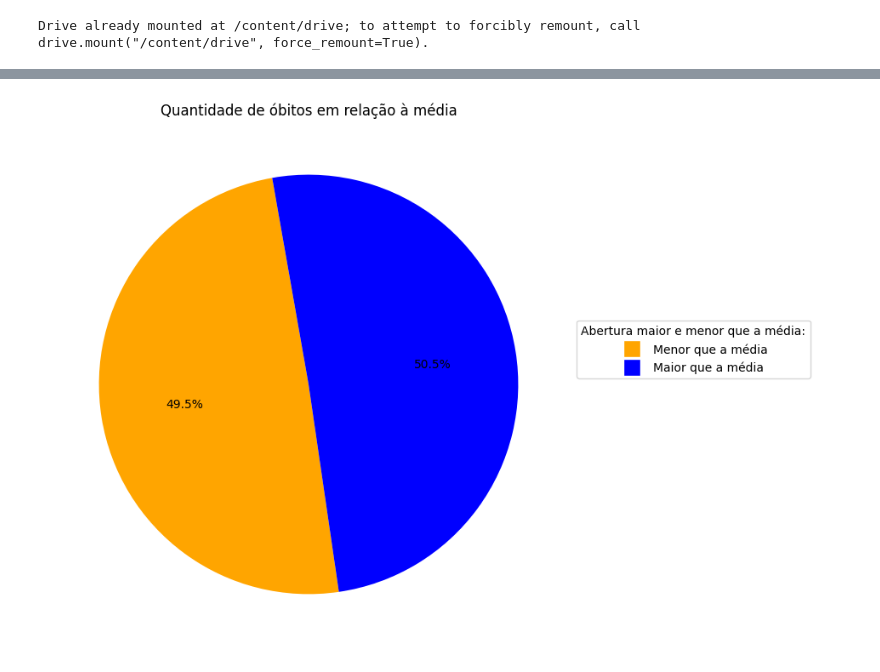
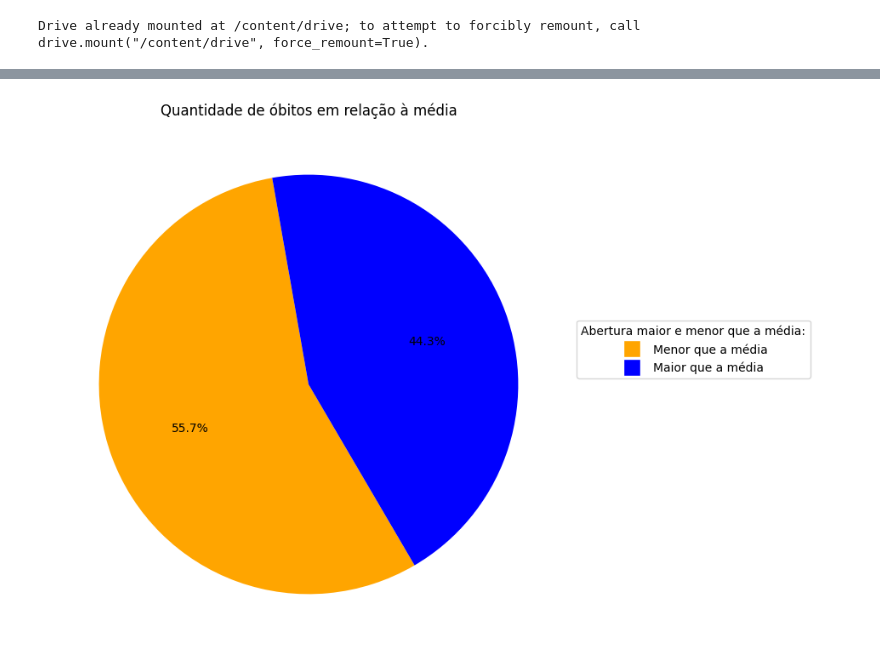
Before and after one commit to GabrielMarkss/GoogleColabBD, a Jupyter notebook: ProjetoTAVBD_Jeff.ipynb, the cells around one changed output, grey strips where cells are left out. Drawn from its saved outputs; the diff is of its cells as text; code cells hidden in the pictures.

```diff
--- a/ProjetoTAVBD_Jeff.ipynb
+++ b/ProjetoTAVBD_Jeff.ipynb
@@ -141,16 +138,24 @@ Text(0.5, 1.0, '15 Maiores números de Óbitos')
 # %%
-óbitos_menores = dataset[dataset['Óbitos'] < 23.03]['Óbitos'].count()
-óbitos_maiores = dataset[dataset['Óbitos'] >= 23.03]['Óbitos'].count()
+# O gráfico apresentado é um gráfico de pizza que calcula e mostra os óbitos menores e maiores que a média óbitos por Alzheimer:
+# Vamos explicar cada linha do código de forma simples:
+# Calcula a quantidade de óbitos menores e maiores que a média (23.03).
+óbitos_menores = dataset[dataset['Óbitos'] < 23.475566037735852]['Óbitos'].count()
+óbitos_maiores = dataset[dataset['Óbitos'] >= 23.475566037735852]['Óbitos'].count()
 
+# Defini as cores (Larnja e Azul)
 cores = ['orange', 'blue']
+
+# Configura a figura e plota o gráfico de pizza com as porcentagens
 fig, ax = plt.subplots(figsize=(8, 8))
 wedges, texts, autotexts = ax.pie([óbitos_menores, óbitos_maiores], colors=cores, autopct='%1.1f%%', startangle=100)
 
+# Adiciona uma legenda ao gráfico e os quadrados de com cores
 legend_labels = ['Menor que a média', 'Maior que a média']
 legend_patches = [plt.Line2D([0], [0], marker='s', color='w', markersize=15, markerfacecolor=cor) for cor in cores]
 ax.legend(legend_patches, legend_labels, title="Abertura maior e menor que a média:", loc="lower left", bbox_to_anchor=(1, 0.5), ncol=1)
 
+# Define o título e mostra o gráfico de pizza.
 plt.title('Quantidade de óbitos em relação à média')
 plt.show()
 # %% [output]
-[figure, old version]
+[figure, new version]
```
Also changed, not shown: parts of 26 cells of this notebook.
